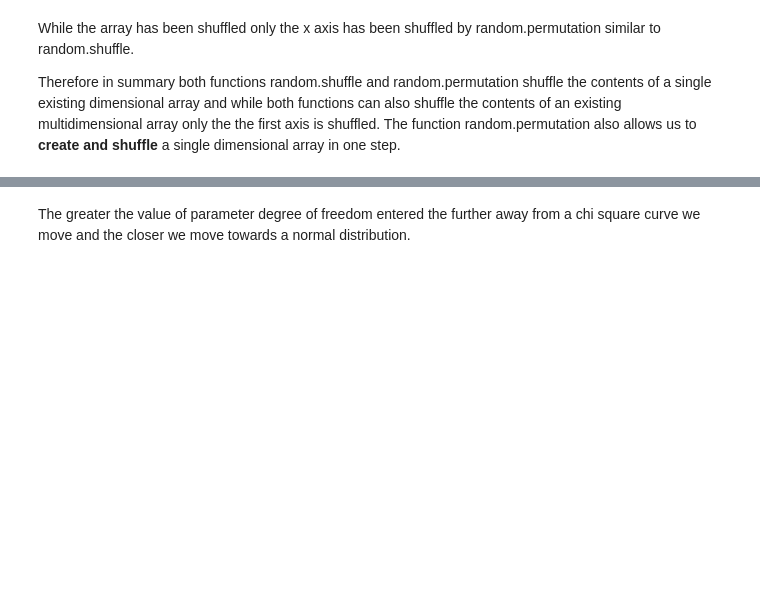
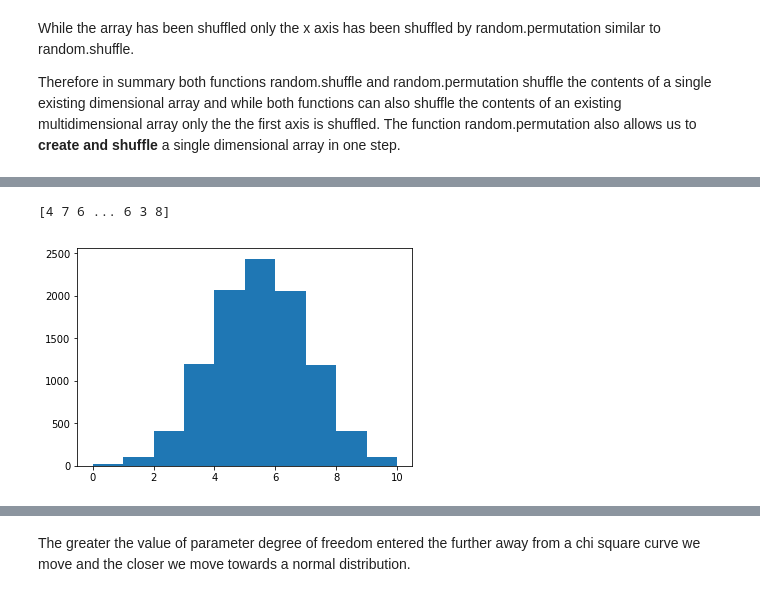
Before and after one commit to fionaoriordan/52465_19_np, a Jupyter notebook: numpy_random.ipynb, the cells around one changed output, grey strips where cells are left out. Drawn from its saved outputs; the diff is of its cells as text; code cells hidden in the pictures; blank space fills up the shorter version.

```diff
--- a/numpy_random.ipynb
+++ b/numpy_random.ipynb
@@ -532,0 +488,14 @@ plt.hist(x)
+# %%
+
+# number of trials, probability of each trial
+n, p = 10, 0.5
+#create an array with binomial distribution and execute the experiment 10000 times
+s = np.random.binomial(n, p, 10000)
+print(s)
+# result of flipping a coin 10 times, tested 10000 times
+# with equal probability (0.5)of the result being heads yes or no.
+plt.hist(s)
+plt.show()
+# %% [output]
+[4 7 6 ... 6 3 8]
+[figure, added]
```
Also changed, not shown: parts of 39 cells of this notebook.
